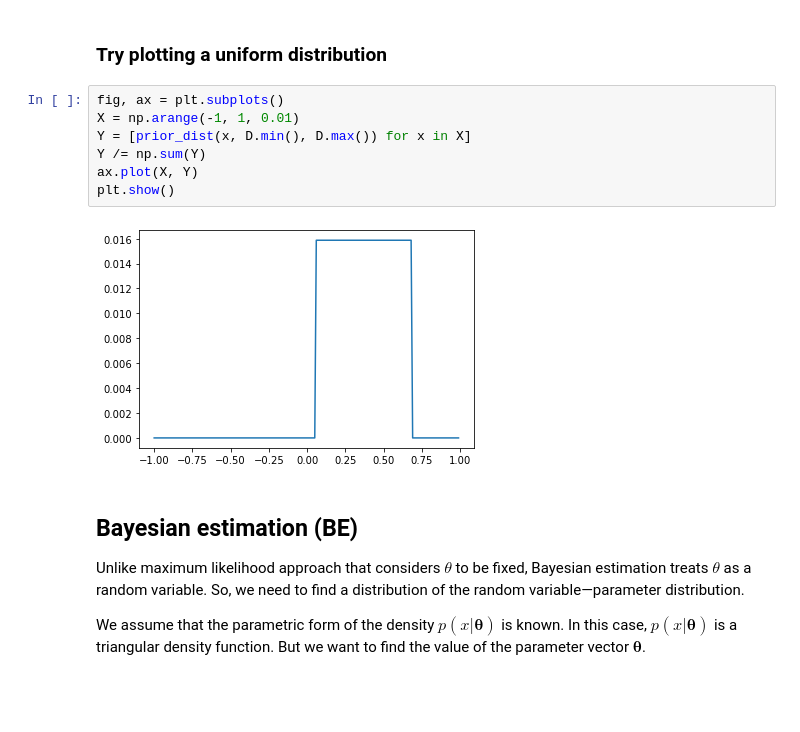
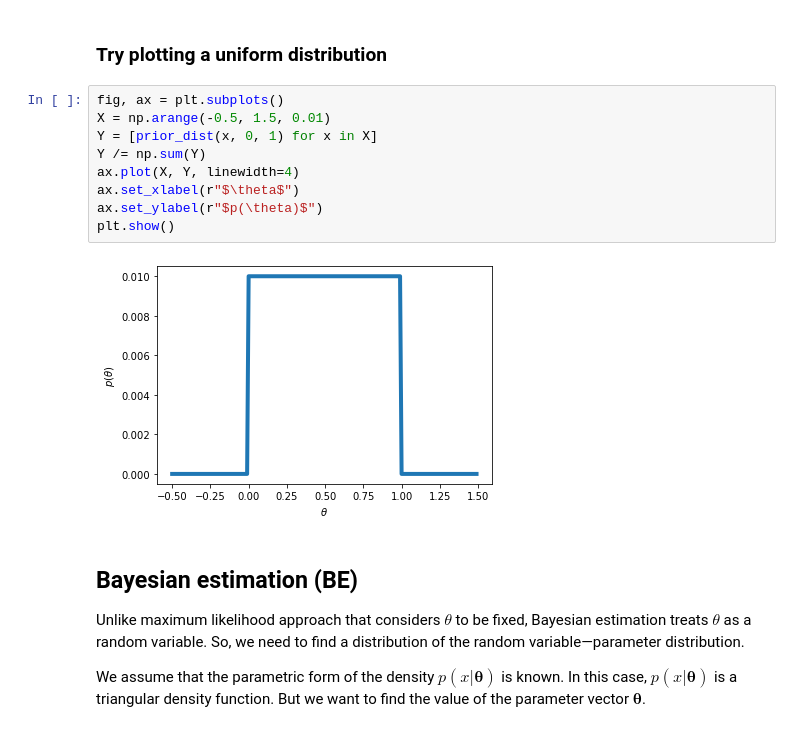
Before and after one commit to tmwatchanan/pattern-recognition, a Jupyter notebook: miniproject_4.ipynb, the cells around one changed output. Saved outputs shown, nothing was run; the diff lists cells and outputs as text; blank space fills up the shorter version.

```diff
--- a/miniproject_4.ipynb
+++ b/miniproject_4.ipynb
@@ -418,13 +429,15 @@ def prior_dist(x, a, b):
 ### Try plotting a uniform distribution
 # %%
 fig, ax = plt.subplots()
-X = np.arange(-1, 1, 0.01)
-Y = [prior_dist(x, D.min(), D.max()) for x in X]
+X = np.arange(-0.5, 1.5, 0.01)
+Y = [prior_dist(x, 0, 1) for x in X]
 Y /= np.sum(Y)
-ax.plot(X, Y)
+ax.plot(X, Y, linewidth=4)
+ax.set_xlabel(r"$\theta$")
+ax.set_ylabel(r"$p(\theta)$")
 plt.show()
 # %% [output]
-[figure, old version]
+[figure, new version]
 # %% [markdown]
 ## Bayesian estimation (BE)
 Unlike maximum likelihood approach that considers $\theta$ to be fixed, Bayesian estimation treats $\theta$ as a random variable. So, we need to find a distribution of the random variable—parameter distribution.
```
Also changed, not shown: parts of 51 cells of this notebook.
